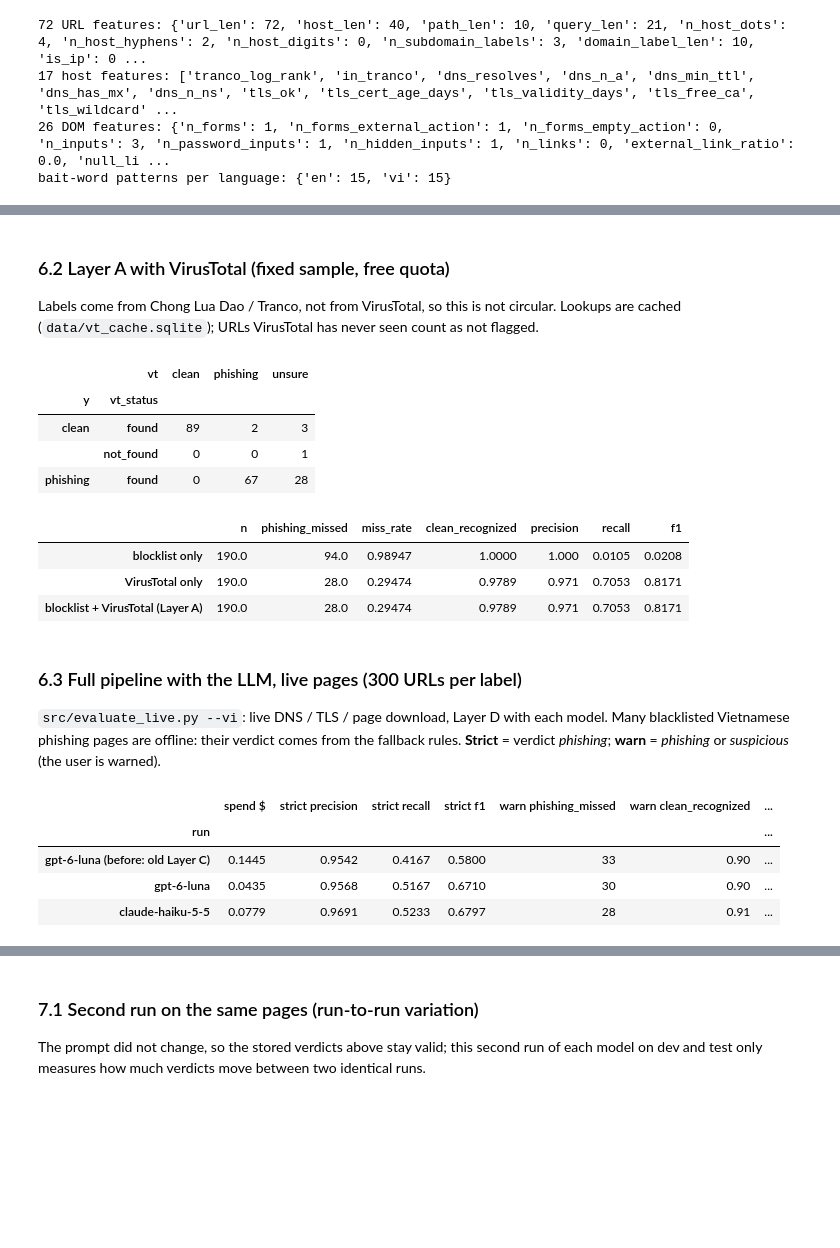
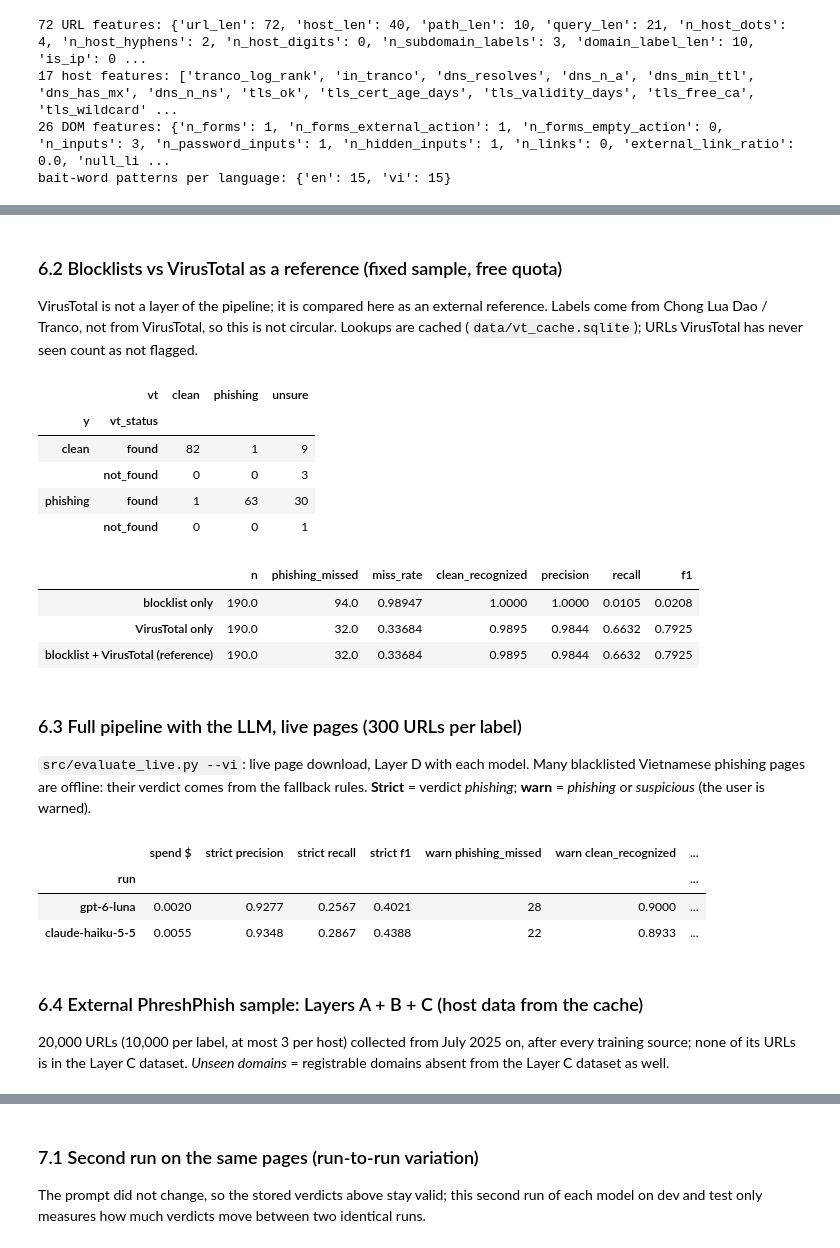
Before and after one commit to Harry1211-web/Dectect-URL-Phishing-with-LLM-pipline, a Jupyter notebook: notebooks/pipeline_experiment.ipynb, the cells around one changed output, grey strips where cells are left out. Drawn from its saved outputs; the diff is of its cells as text; code cells hidden in the pictures; blank space fills up the shorter version.

```diff
--- a/notebooks/pipeline_experiment.ipynb
+++ b/notebooks/pipeline_experiment.ipynb
@@ -416,9 +521,10 @@ display(pd.DataFrame({k: flag_metrics(vi_all.y, f) for k, f in R_vi.items()}).T)
 # %% [markdown]
-### 6.2 Layer A with VirusTotal (fixed sample, free quota)
+### 6.2 Blocklists vs VirusTotal as a reference (fixed sample, free quota)
+VirusTotal is not a layer of the pipeline; it is compared here as an external reference.
 Labels come from Chong Lua Dao / Tranco, not from VirusTotal, so this is not circular. Lookups
 are cached (`data/vt_cache.sqlite`); URLs VirusTotal has never seen count as not flagged.
 # %%
-from blocklist.virustotal import lookup_batch, verdict_of
+from virustotal import lookup_batch, verdict_of
 VT_SAMPLE = 95  # per label: 190 lookups fit in one day of the free quota with the relabelling
 s = pd.concat([vi_all[vi_all.y == k].sample(VT_SAMPLE, random_state=7) for k in (1, 0)])
 res = lookup_batch(s.url.tolist(), progress=lambda m: None)
@@ -428,44 +534,49 @@ s["blocklist"] = [check_blocklist(u)["flag"] is True for u in s.url]
 display(pd.crosstab([s.y.map({1: "phishing", 0: "clean"}), s.vt_status], s.vt))
 display(pd.DataFrame({"blocklist only": flag_metrics(s.y, s.blocklist),
                       "VirusTotal only": flag_metrics(s.y, s.vt == "phishing"),
-                      "blocklist + VirusTotal (Layer A)": flag_metrics(s.y, s.blocklist | (s.vt == "phishing"))}).T)
+                      "blocklist + VirusTotal (reference)": flag_metrics(s.y, s.blocklist | (s.vt == "phishing"))}).T)
 # %% [output]
 |  | vt | clean | phishing | unsure |
 | y | vt_status |  |  |  |
-| clean | found | 89 | 2 | 3 |
+| clean | found | 82 | 1 | 9 |
+|  | not_found | 0 | 0 | 3 |
+| phishing | found | 1 | 63 | 30 |
 |  | not_found | 0 | 0 | 1 |
-| phishing | found | 0 | 67 | 28 |
 |  | n | phishing_missed | miss_rate | clean_recognized | precision | recall | f1 |
-| blocklist only | 190.0 | 94.0 | 0.98947 | 1.0000 | 1.000 | 0.0105 | 0.0208 |
-| VirusTotal only | 190.0 | 28.0 | 0.29474 | 0.9789 | 0.971 | 0.7053 | 0.8171 |
-| blocklist + VirusTotal (Layer A) | 190.0 | 28.0 | 0.29474 | 0.9789 | 0.971 | 0.7053 | 0.8171 |
+| blocklist only | 190.0 | 94.0 | 0.98947 | 1.0000 | 1.0000 | 0.0105 | 0.0208 |
+| VirusTotal only | 190.0 | 32.0 | 0.33684 | 0.9895 | 0.9844 | 0.6632 | 0.7925 |
+| blocklist + VirusTotal (reference) | 190.0 | 32.0 | 0.33684 | 0.9895 | 0.9844 | 0.6632 | 0.7925 |
 # %% [markdown]
 ### 6.3 Full pipeline with the LLM, live pages (300 URLs per label)
-`src/evaluate_live.py --vi`: live DNS / TLS / page download, Layer D with each model. Many
+`src/evaluate_live.py --vi`: live page download, Layer D with each model. Many
 blacklisted Vietnamese phishing pages are offline: their verdict comes from the fallback rules.
 **Strict** = verdict *phishing*; **warn** = *phishing* or *suspicious* (the user is warned).
 # %%
 LIVE = {"gpt-6-luna": "vi_final_gpt", "claude-haiku-5-5": "vi_final_haiku"}
 for model, tag in LIVE.items():
     if RUN_LLM and not (ROOT / f"reports/live/vi_{tag}.json").exists():
         run("src/evaluate_live.py", "--vi", "--n", "300", "--tag", tag, "--model", model)
 rows, lat = [], {}
-for model, tag in {"gpt-6-luna (before: old Layer C)": "", **LIVE}.items():
-    f = ROOT / f"reports/live/vi{'_' + tag if tag else ''}.json"
+for model, tag in LIVE.items():
+    f = ROOT / f"reports/live/vi_{tag}.json"
     if not f.exists():
         continue
     rep = json.loads(f.read_text(encoding="utf-8"))
     d = pd.DataFrame(rep["details"])
     d = d[d.verdict.notna()]
     y = d.label.eq("phishing")
     rows.append({"run": model, "spend $": rep["llm_spend_usd"],
                  **{f"strict {k}": v for k, v in flag_metrics(y, d.verdict.eq("phishing")).items() if k in ("precision", "recall", "f1")},
                  **{f"warn {k}": v for k, v in flag_metrics(y, d.verdict.ne("clean")).items() if k in ("precision", "recall", "f1", "phishing_missed", "clean_recognized")},
                  "p50 s": round(d.latency_s.median(), 2), "p95 s": round(d.latency_s.quantile(0.95), 2)})
 display(pd.DataFrame(rows).set_index("run"))
 # %% [output]
 |  | spend $ | strict precision | strict recall | strict f1 | warn phishing_missed | warn clean_recognized | ... |
 | run |  |  |  |  |  |  | ... |
-| gpt-6-luna (before: old Layer C) | 0.1445 | 0.9542 | 0.4167 | 0.5800 | 33 | 0.90 | ... |
-| gpt-6-luna | 0.0435 | 0.9568 | 0.5167 | 0.6710 | 30 | 0.90 | ... |
-| claude-haiku-5-5 | 0.0779 | 0.9691 | 0.5233 | 0.6797 | 28 | 0.91 | ... |
+| gpt-6-luna | 0.0020 | 0.9277 | 0.2567 | 0.4021 | 28 | 0.9000 | ... |
+| claude-haiku-5-5 | 0.0055 | 0.9348 | 0.2867 | 0.4388 | 22 | 0.8933 | ... |
+# %% [markdown]
+### 6.4 External PhreshPhish sample: Layers A + B + C (host data from the cache)
+20,000 URLs (10,000 per label, at most 3 per host) collected from July 2025 on, after every
+training source; none of its URLs is in the Layer C dataset. *Unseen domains* = registrable
+domains absent from the Layer C dataset as well.
```
Also changed, not shown: parts of 30 cells of this notebook, 32 other files.
